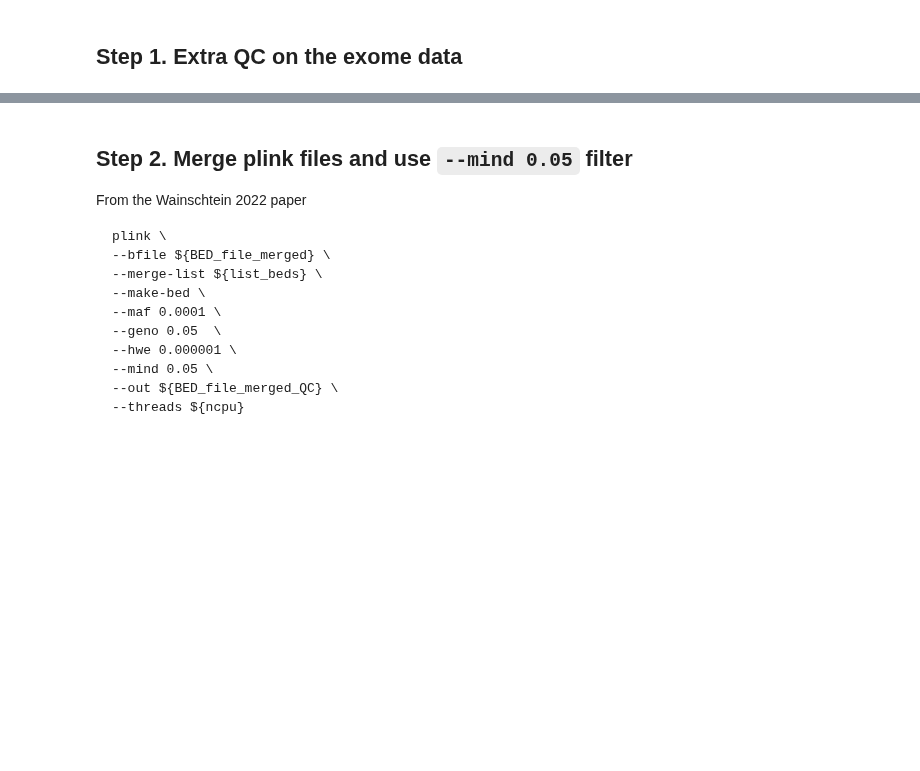
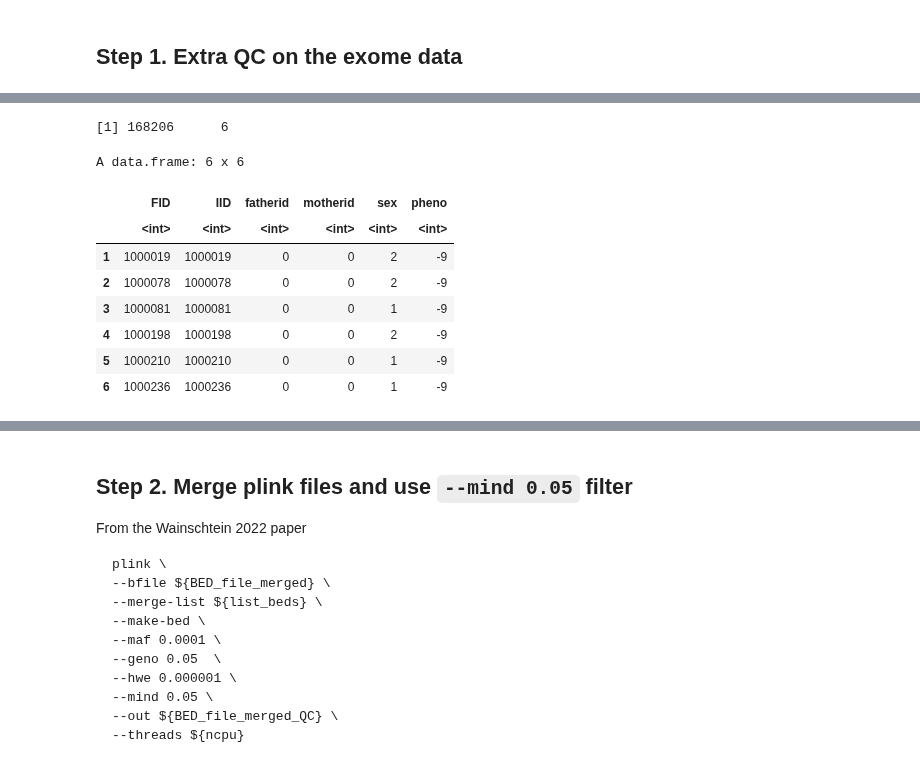
Before and after one commit to statgenetics/UKBB_GWAS_dev, a Jupyter notebook: workflow/rare_variants/050922_rare_variant_heritability.ipynb, the cells around one changed output, grey strips where cells are left out. Drawn from its saved outputs; the diff is of its cells as text; code cells hidden in the pictures; blank space fills up the shorter version.

```diff
--- a/workflow/rare_variants/050922_rare_variant_heritability.ipynb
+++ b/workflow/rare_variants/050922_rare_variant_heritability.ipynb
@@ -152,0 +115,16 @@ INFO: Workflow csg (ID=w3bf43ee3b79e92ad) is executed successfully with 1 comple
+# %%
+unrel <- read.table("~/UKBiobank/results/083021_PCA_results/090221_ldprun_unrelated/cache/UKB_genotypedatadownloaded083019.090221_sample_variant_qc_final_callrate90.filtered.extracted.europeans.filtered.090221_ldprun_unrelated.filtered.fam")
+colnames(unrel) <- c("FID", "IID","fatherid", "motherid", "sex", "pheno")
+dim(unrel)
+head(unrel)
+# %% [output]
+[1] 168206      6
+A data.frame: 6 x 6
+|  | FID | IID | fatherid | motherid | sex | pheno |
+|  | <int> | <int> | <int> | <int> | <int> | <int> |
+| 1 | 1000019 | 1000019 | 0 | 0 | 2 | -9 |
+| 2 | 1000078 | 1000078 | 0 | 0 | 2 | -9 |
+| 3 | 1000081 | 1000081 | 0 | 0 | 1 | -9 |
+| 4 | 1000198 | 1000198 | 0 | 0 | 2 | -9 |
+| 5 | 1000210 | 1000210 | 0 | 0 | 1 | -9 |
+| 6 | 1000236 | 1000236 | 0 | 0 | 1 | -9 |
```
Also changed, not shown: parts of 57 cells of this notebook, 2 other files.
